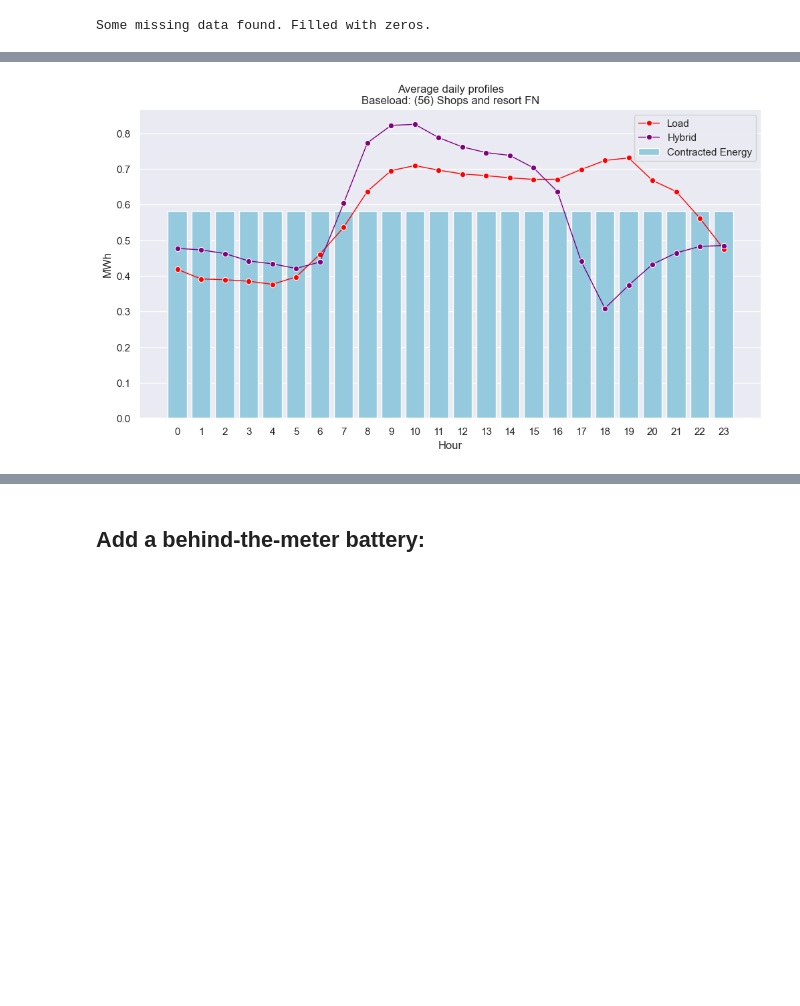
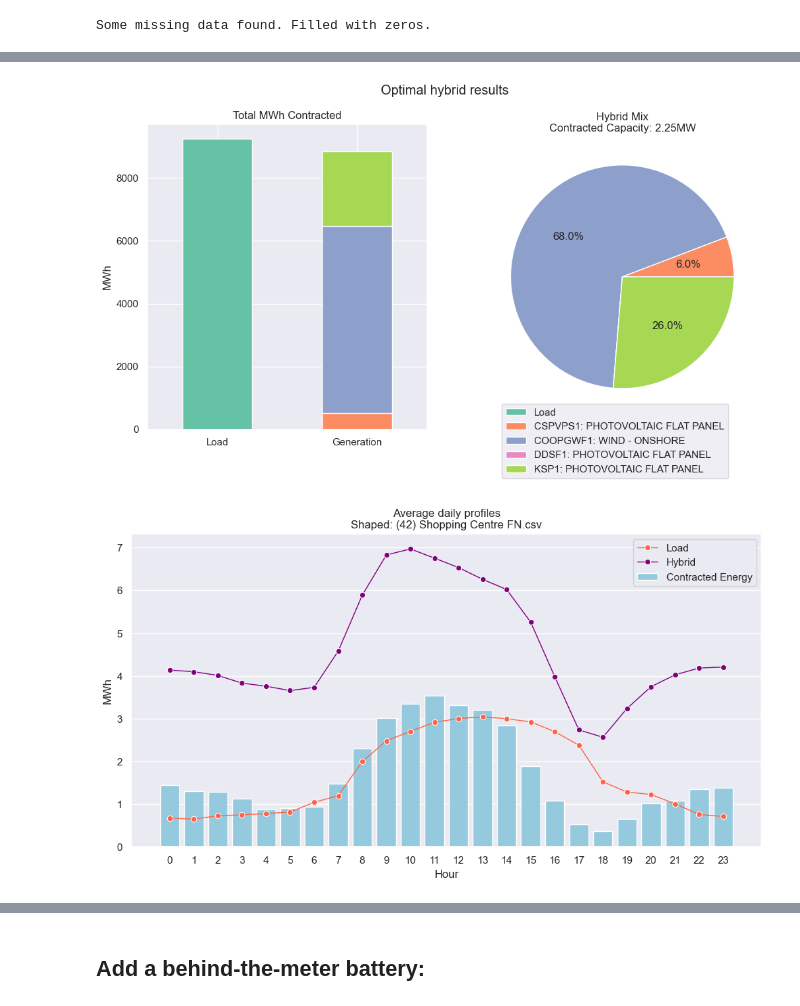
Before and after one commit to EllieKallmier/ppa_analysis, a Jupyter notebook: interface.ipynb, the cells around one changed output, grey strips where cells are left out. Saved outputs shown, nothing was run; the diff lists cells and outputs as text; code cells hidden in the pictures; blank space fills up the shorter version.

```diff
--- a/interface.ipynb
+++ b/interface.ipynb
@@ -428,5 +221,12 @@ tariff_bill_calculator(combined_data, input_collector, tariff_collector, extra_c
+# %%
+generator_capacities = {
+    key : generator_data_editor[key]['capacity'].value for key in generator_data_editor if key != 'out'
+}
+charts.plot_hybrid_results(combined_data, percentages, generator_capacities)
+# %% [output]
+[figure, added]
 # %%
-charts.plot_contract_samples(combined_data,input_collector,['Load'])
+charts.plot_contract_samples(combined_data,input_collector['load_data_file'].value,input_collector['contract_type'].value, ['Load'])
 # %% [output]
-[figure, old version]
+[figure, new version]
 # %%
```
Also changed, not shown: parts of 25 cells of this notebook.
